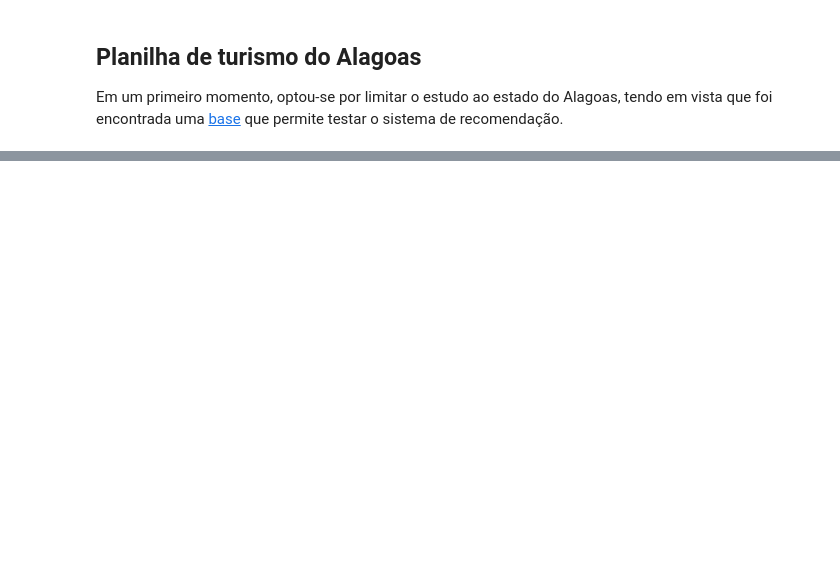
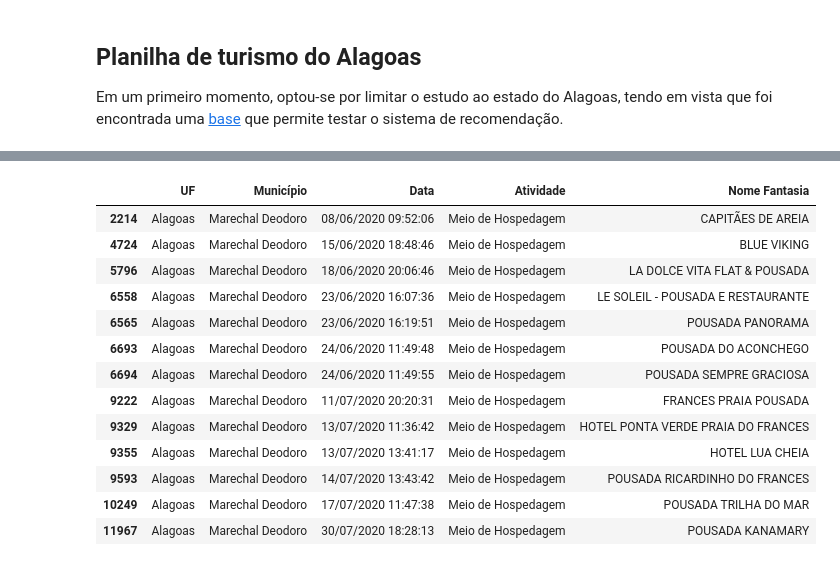
Before and after one commit to VitorPaes/hackathon_stn, a Jupyter notebook: Hackathon_std.ipynb, the cells around one changed output, grey strips where cells are left out. Cells and saved outputs as stored; diff of their text form; code cells hidden in the pictures; blank space fills up the shorter version.

```diff
--- a/Hackathon_std.ipynb
+++ b/Hackathon_std.ipynb
@@ -690,0 +850,21 @@ Name: Segmento, dtype: int64
+# %%
+%unload_ext google.colab.data_table
+(df[df["UF"]=="Alagoas"]
+ .drop(["CNPJ", "Razão Social"], axis=1)
+ .loc[df["Atividade"]=="Meio de Hospedagem"]
+ .loc[df["Município"]=="Marechal Deodoro"])
+# %% [output]
+|  | UF | Município | Data | Atividade | Nome Fantasia |
+| 2214 | Alagoas | Marechal Deodoro | 08/06/2020 09:52:06 | Meio de Hospedagem | CAPITÃES DE AREIA |
+| 4724 | Alagoas | Marechal Deodoro | 15/06/2020 18:48:46 | Meio de Hospedagem | BLUE VIKING |
+| 5796 | Alagoas | Marechal Deodoro | 18/06/2020 20:06:46 | Meio de Hospedagem | LA DOLCE VITA FLAT & POUSADA |
+| 6558 | Alagoas | Marechal Deodoro | 23/06/2020 16:07:36 | Meio de Hospedagem | LE SOLEIL - POUSADA E RESTAURANTE |
+| 6565 | Alagoas | Marechal Deodoro | 23/06/2020 16:19:51 | Meio de Hospedagem | POUSADA PANORAMA |
+| 6693 | Alagoas | Marechal Deodoro | 24/06/2020 11:49:48 | Meio de Hospedagem | POUSADA DO ACONCHEGO |
+| 6694 | Alagoas | Marechal Deodoro | 24/06/2020 11:49:55 | Meio de Hospedagem | POUSADA SEMPRE GRACIOSA |
+| 9222 | Alagoas | Marechal Deodoro | 11/07/2020 20:20:31 | Meio de Hospedagem | FRANCES PRAIA POUSADA |
+| 9329 | Alagoas | Marechal Deodoro | 13/07/2020 11:36:42 | Meio de Hospedagem | HOTEL PONTA VERDE PRAIA DO FRANCES |
+| 9355 | Alagoas | Marechal Deodoro | 13/07/2020 13:41:17 | Meio de Hospedagem | HOTEL LUA CHEIA |
+| 9593 | Alagoas | Marechal Deodoro | 14/07/2020 13:43:42 | Meio de Hospedagem | POUSADA RICARDINHO DO FRANCES |
+| 10249 | Alagoas | Marechal Deodoro | 17/07/2020 11:47:38 | Meio de Hospedagem | POUSADA TRILHA DO MAR |
+| 11967 | Alagoas | Marechal Deodoro | 30/07/2020 18:28:13 | Meio de Hospedagem | POUSADA KANAMARY |
```
Also changed, not shown: parts of 26 cells of this notebook.
